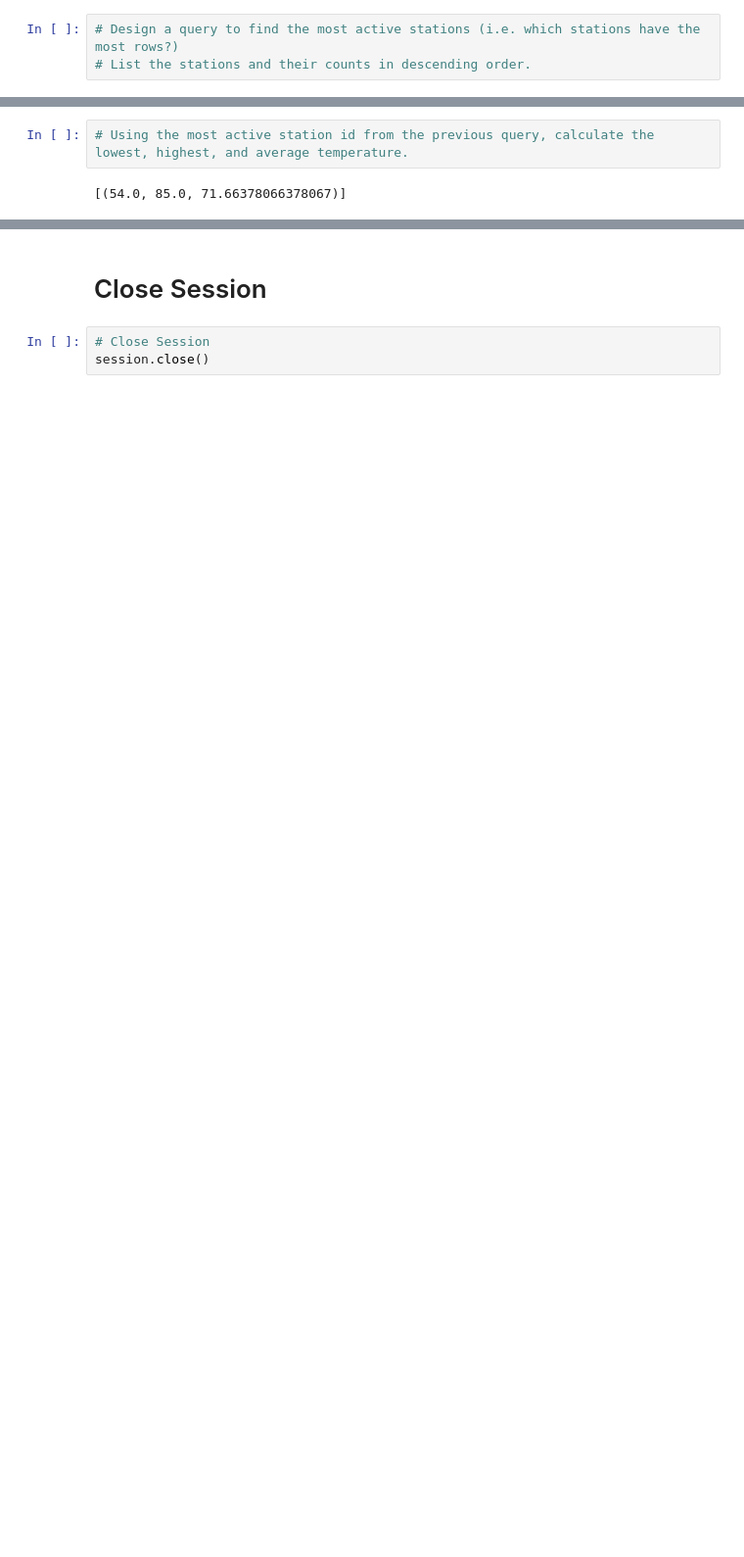
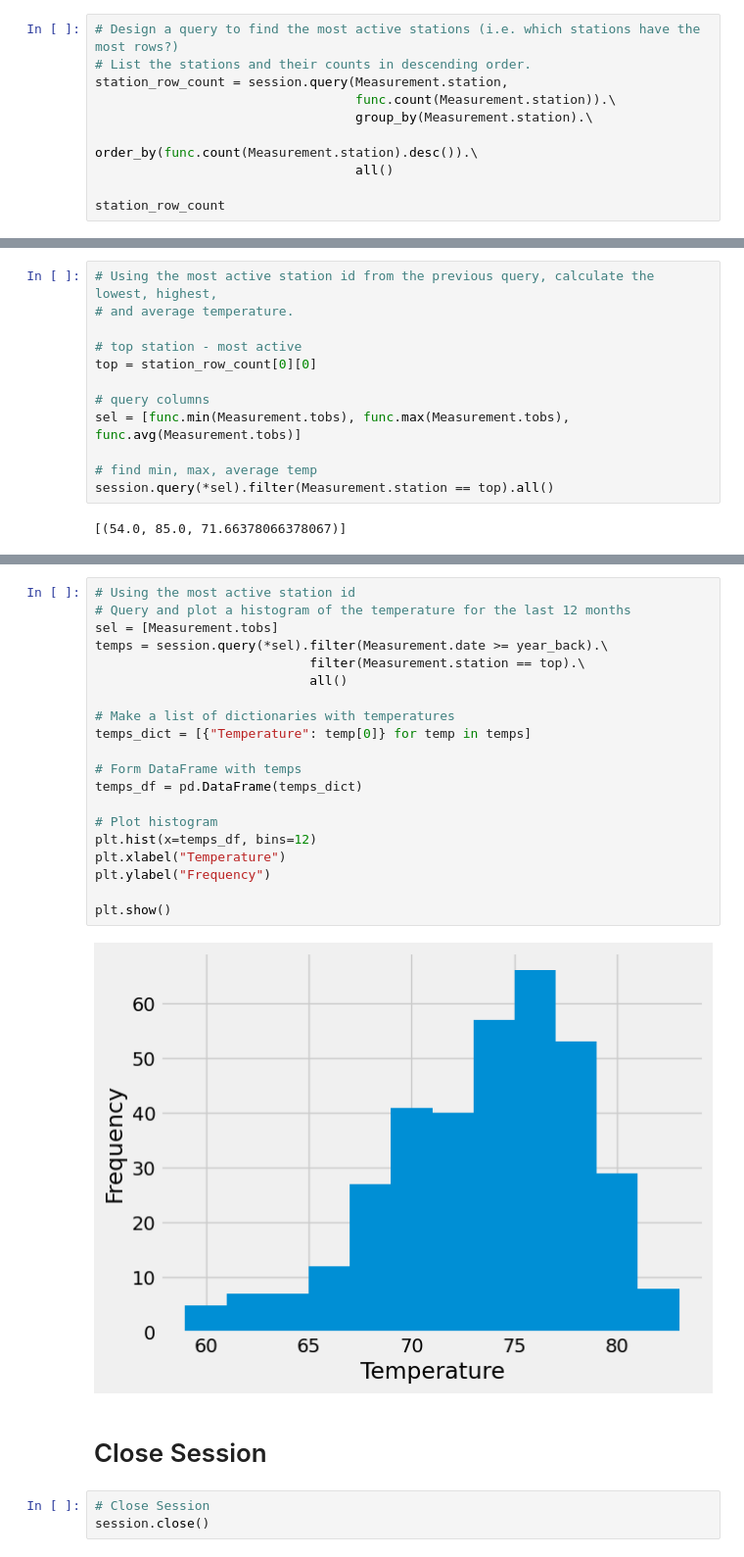
Before and after one commit to StarkArk/hawaiian_holiday_sqlalchemy, a Jupyter notebook: climate_starter.ipynb, the cells around one changed output, grey strips where cells are left out. Shown at 98% size. Saved outputs shown, nothing was run; the diff lists cells and outputs as text; blank space fills up the shorter version.

```diff
--- a/climate_starter.ipynb
+++ b/climate_starter.ipynb
@@ -203,6 +139,13 @@ Text(0, 0.5, 'Inches')
 # %%
 # Design a query to find the most active stations (i.e. which stations have the most rows?)
 # List the stations and their counts in descending order.
+station_row_count = session.query(Measurement.station,
+                                  func.count(Measurement.station)).\
+                                  group_by(Measurement.station).\
+                                  order_by(func.count(Measurement.station).desc()).\
+                                  all()
+
+station_row_count
 # %% [output]
 [('USC00519281', 2772),
  ('USC00519397', 2724),
@@ -214,6 +157,16 @@ Text(0, 0.5, 'Inches')
  ('USC00517948', 1372),
  ('USC00518838', 511)]
 # %%
-# Using the most active station id from the previous query, calculate the lowest, highest, and average temperature.
+# Using the most active station id from the previous query, calculate the lowest, highest,
+# and average temperature.
+
+# top station - most active
+top = station_row_count[0][0]
+
+# query columns
+sel = [func.min(Measurement.tobs), func.max(Measurement.tobs), func.avg(Measurement.tobs)]
+
+# find min, max, average temp
+session.query(*sel).filter(Measurement.station == top).all()
 # %% [output]
 [(54.0, 85.0, 71.66378066378067)]
@@ -226,3 +173,25 @@ Text(0.5, 4.183333333333314, 'Temperature')
+# %%
+# Using the most active station id
+# Query and plot a histogram of the temperature for the last 12 months
+sel = [Measurement.tobs]
+temps = session.query(*sel).filter(Measurement.date >= year_back).\
+                            filter(Measurement.station == top).\
+                            all()
+
+# Make a list of dictionaries with temperatures
+temps_dict = [{"Temperature": temp[0]} for temp in temps]
+
+# Form DataFrame with temps
+temps_df = pd.DataFrame(temps_dict)
+
+# Plot histogram
+plt.hist(x=temps_df, bins=12)
+plt.xlabel("Temperature")
+plt.ylabel("Frequency")
+
+plt.show()
+# %% [output]
+[figure, added]
 # %% [markdown]
 # Close Session
 # %%
```
Also changed, not shown: parts of 10 cells of this notebook.
